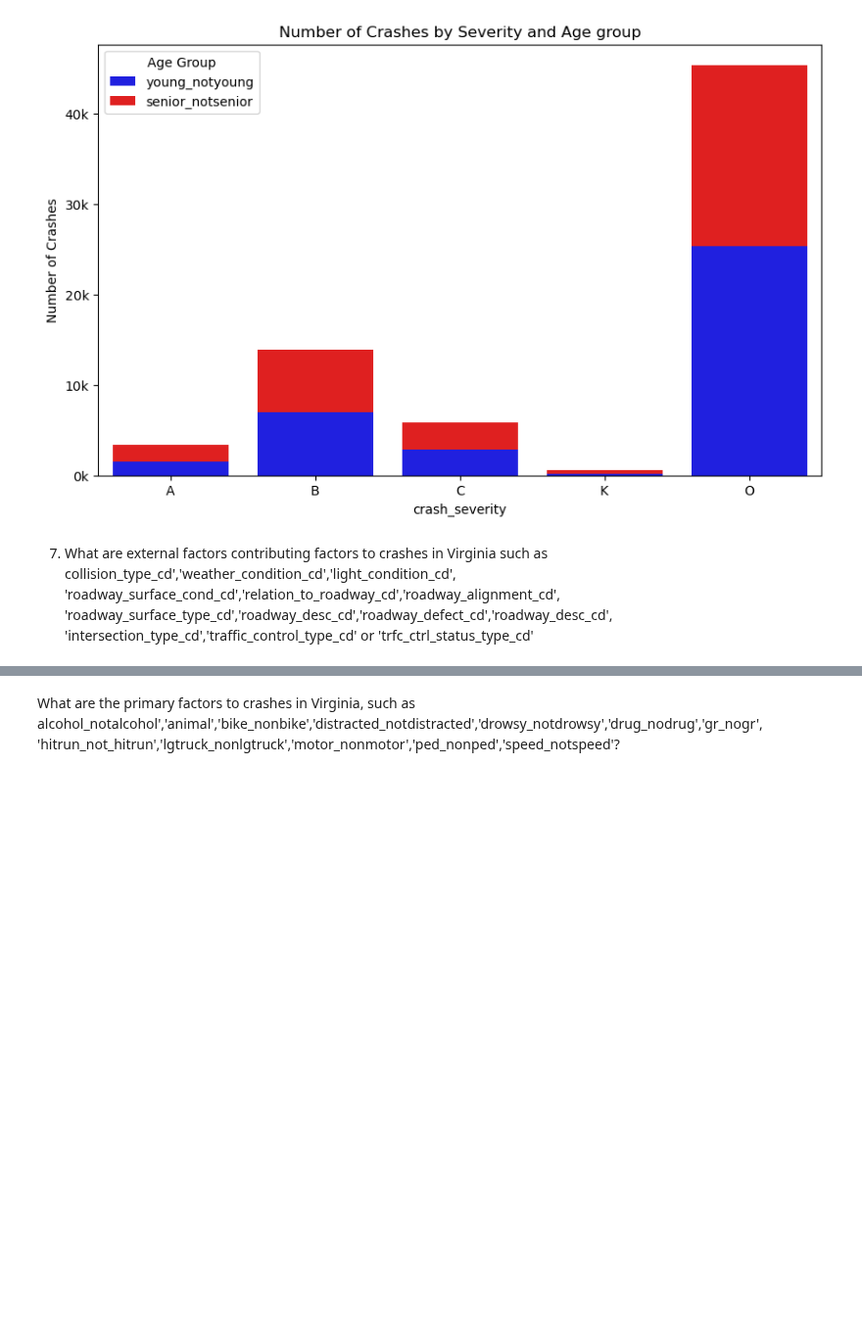
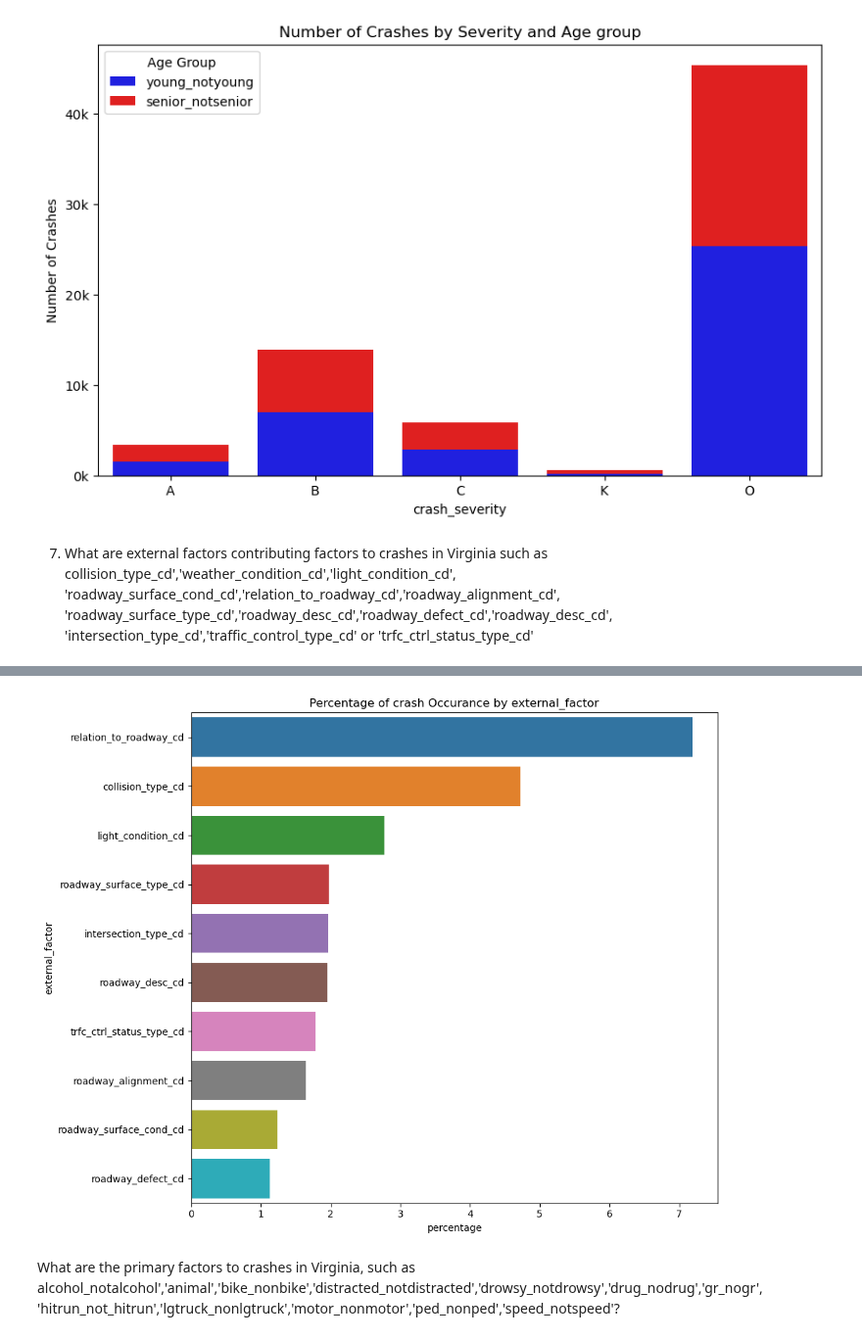
Before and after one commit to Eliab16/VDOT-crash-analysis, a Jupyter notebook: VDOT_Analysis.ipynb, the cells around one changed output, grey strips where cells are left out. Shown at 98% size. Saved outputs shown, nothing was run; the diff lists cells and outputs as text; code cells hidden in the pictures; blank space fills up the shorter version.

Commit message:
percentage graph

```diff
--- a/VDOT_Analysis.ipynb
+++ b/VDOT_Analysis.ipynb
@@ -304,0 +338,7 @@ external_factors = ['collision_type_cd','weather_condition_cd','light_condition_
+# %%
+percentage_dicte={}
+# %%
+for external_factor in external_factors:
+    percentage_dicte[external_factor] = crash_data[external_factor].mean()
+# %%
+percentage1_crash_data = pd.DataFrame(list(percentage_dicte.items()), columns =['external_factor','percentage'])
@@ -305,3 +359,16 @@ external_factors = ['collision_type_cd','weather_condition_cd','light_condition_
+# %%
+percentage1_crash_data.sort_values(by='percentage',ascending=False,inplace=True)
+# %%
+plt.figure(figsize=(10,8))
+sns.barplot(x='percentage',y = 'external_factor',data =percentage1_crash_data)
+plt.title('Percentage of crash Occurance by external_factor')
+plt.xlabel('percentage')
+plt.ylabel('external_factor')
+plt.tight_layout()
+plt.savefig(format='jpg', fname='externalFactor by Percentage')
+plt.show()
+# %% [output]
+[figure, added]
 # %% [markdown]
  What are the primary factors to crashes in Virginia,
 such as alcohol_notalcohol','animal','bike_nonbike','distracted_notdistracted','drowsy_notdrowsy','drug_nodrug','gr_nogr',
```
Also changed, not shown: parts of 6 cells of this notebook.
